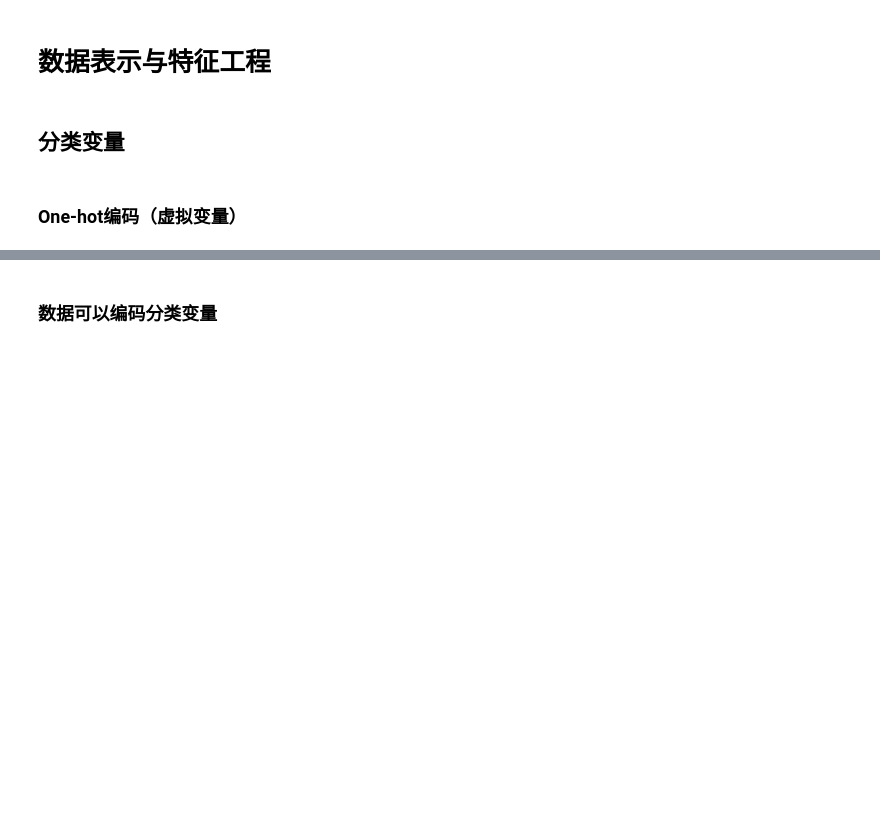
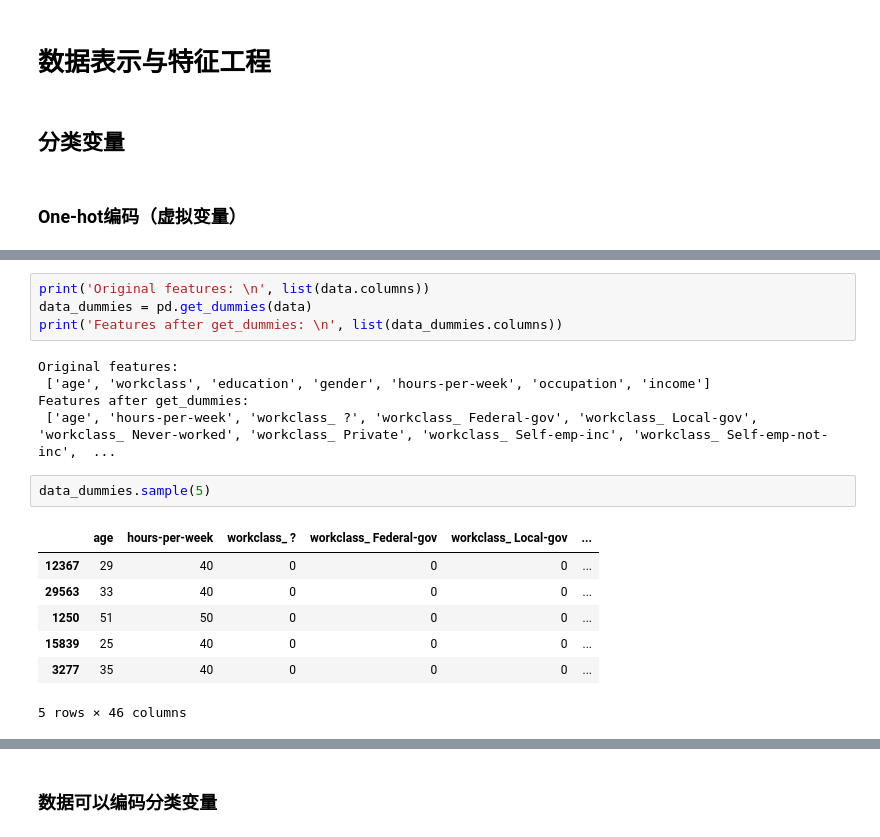
Before and after one commit to JPL-JUNO/Introduction-to-Machine-Learning-with-Python, a Jupyter notebook: Codes/Ch4.ipynb, the cells around one changed output, grey strips where cells are left out. Drawn from its saved outputs; the diff is of its cells as text; blank space fills up the shorter version.

```diff
--- a/Codes/Ch4.ipynb
+++ b/Codes/Ch4.ipynb
@@ -6,0 +46,19 @@
+# %%
+print('Original features: \n', list(data.columns))
+data_dummies = pd.get_dummies(data)
+print('Features after get_dummies: \n', list(data_dummies.columns))
+# %% [output]
+Original features:
+ ['age', 'workclass', 'education', 'gender', 'hours-per-week', 'occupation', 'income']
+Features after get_dummies:
+ ['age', 'hours-per-week', 'workclass_ ?', 'workclass_ Federal-gov', 'workclass_ Local-gov', 'workclass_ Never-worked', 'workclass_ Private', 'workclass_ Self-emp-inc', 'workclass_ Self-emp-not-inc',  ...
+# %%
+data_dummies.sample(5)
+# %% [output]
+|  | age | hours-per-week | workclass_ ? | workclass_ Federal-gov | workclass_ Local-gov | ... |
+| 12367 | 29 | 40 | 0 | 0 | 0 | ... |
+| 29563 | 33 | 40 | 0 | 0 | 0 | ... |
+| 1250 | 51 | 50 | 0 | 0 | 0 | ... |
+| 15839 | 25 | 40 | 0 | 0 | 0 | ... |
+| 3277 | 35 | 40 | 0 | 0 | 0 | ... |
+5 rows × 46 columns
```
Also changed, not shown: parts of 22 cells of this notebook, 3 other files.
